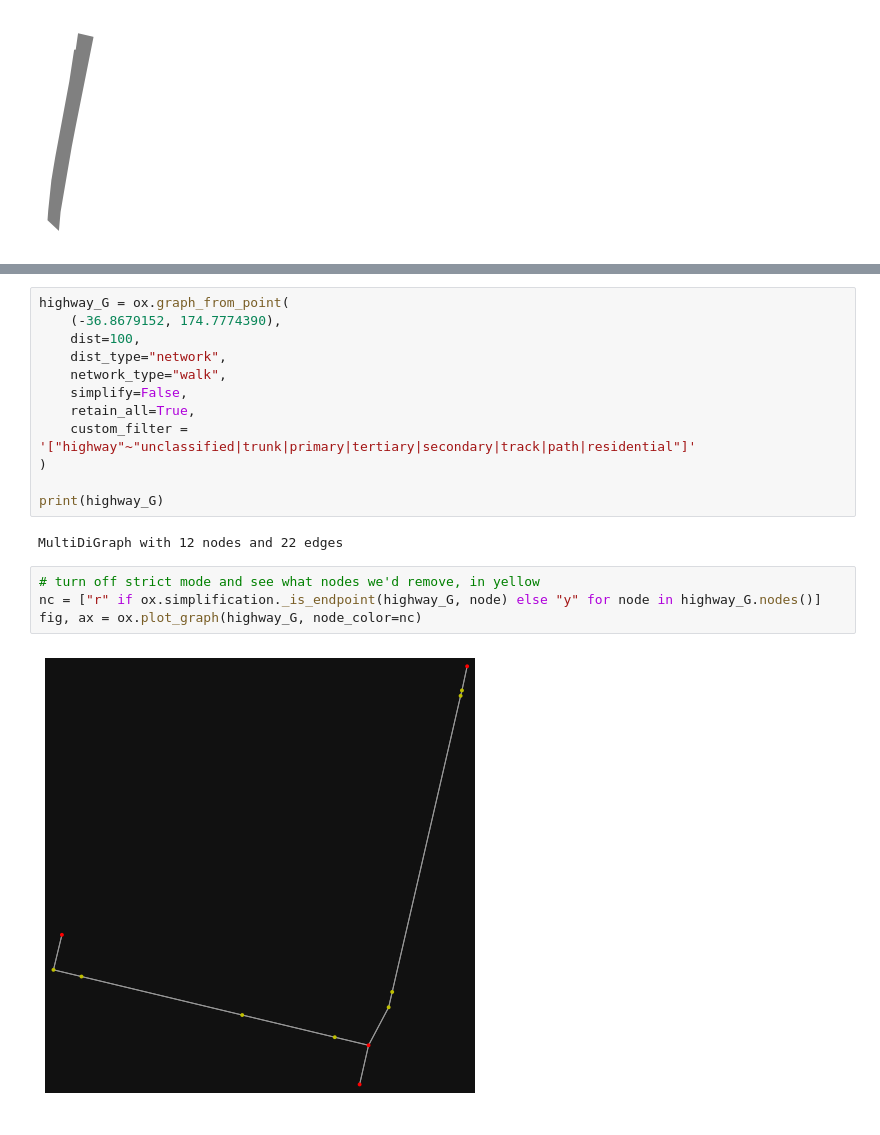
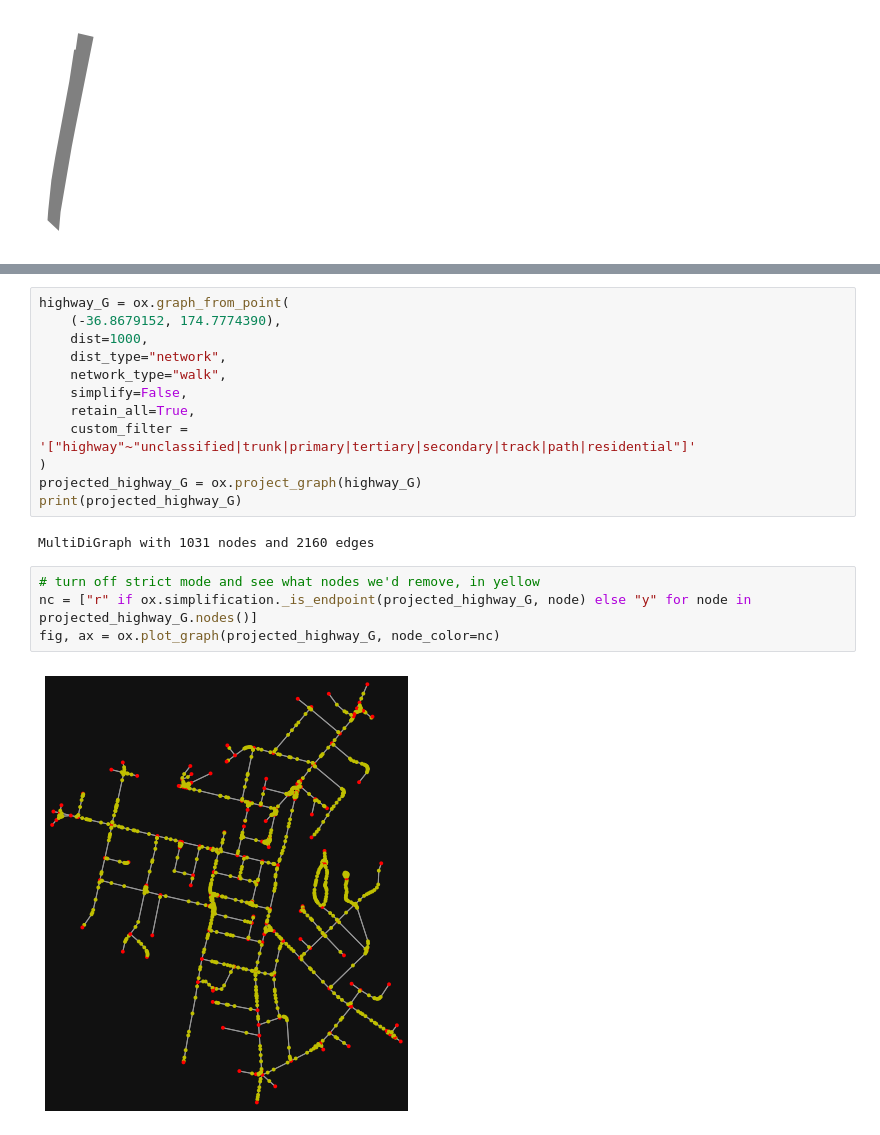
Before and after one commit to masonyc/uoa_789, a Jupyter notebook: src/NewMarket_Road_Graph.ipynb, the cells around one changed output, grey strips where cells are left out. Drawn from its saved outputs; the diff is of its cells as text.

Commit message:
make dist bigger

```diff
--- a/src/NewMarket_Road_Graph.ipynb
+++ b/src/NewMarket_Road_Graph.ipynb
@@ -71,21 +80,21 @@ print(poi_node_df.head())
 # %%
 highway_G = ox.graph_from_point(
     (-36.8679152, 174.7774390),
-    dist=100,
+    dist=1000,
     dist_type="network",
     network_type="walk",
     simplify=False,
     retain_all=True,
     custom_filter = '["highway"~"unclassified|trunk|primary|tertiary|secondary|track|path|residential"]'
 )
-
-print(highway_G)
+projected_highway_G = ox.project_graph(highway_G)
+print(projected_highway_G)
 # %% [output]
-MultiDiGraph with 12 nodes and 22 edges
+MultiDiGraph with 1031 nodes and 2160 edges
 # %%
 # turn off strict mode and see what nodes we'd remove, in yellow
-nc = ["r" if ox.simplification._is_endpoint(highway_G, node) else "y" for node in highway_G.nodes()]
-fig, ax = ox.plot_graph(highway_G, node_color=nc)
+nc = ["r" if ox.simplification._is_endpoint(projected_highway_G, node) else "y" for node in projected_highway_G.nodes()]
+fig, ax = ox.plot_graph(projected_highway_G, node_color=nc)
 # %% [output]
-[figure, old version]
+[figure, new version]
 # %%
```
Also changed, not shown: parts of 8 cells of this notebook, 1 other file.
